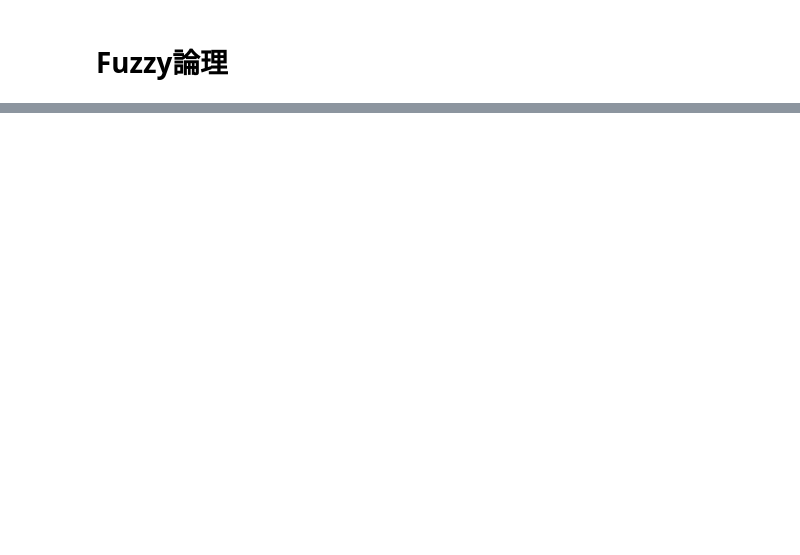
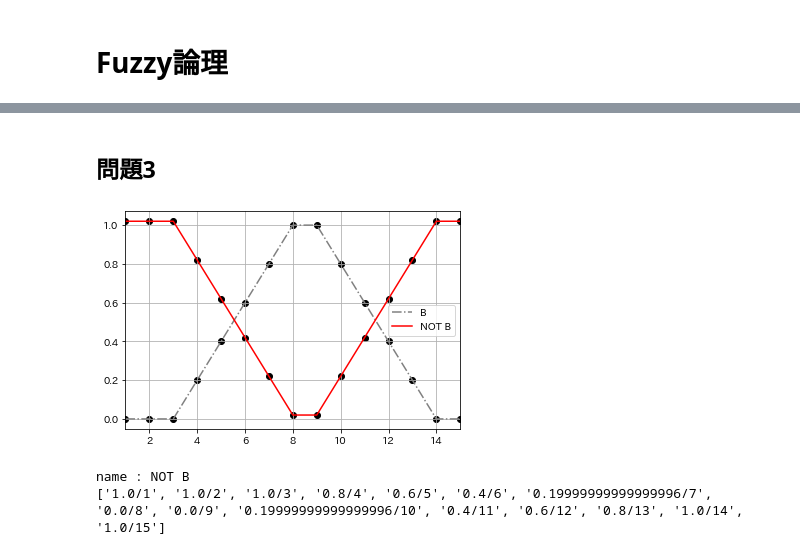
Before and after one commit to chama0623/MachineLearning, a Jupyter notebook: Fuzzy/FuzzyLogic.ipynb, the cells around one changed output, grey strips where cells are left out. Saved outputs shown, nothing was run; the diff lists cells and outputs as text; code cells hidden in the pictures; blank space fills up the shorter version.

```diff
--- a/Fuzzy/FuzzyLogic.ipynb
+++ b/Fuzzy/FuzzyLogic.ipynb
@@ -118,0 +104,18 @@ for i,z in enumerate(Z):
+# %% [markdown]
+## 問題3
+# %%
+fuzzy_Z= ~fuzzy_B
+
+plt.figure(facecolor="white")
+plot(fuzzy_B,"dashdot")
+plot((fuzzy_Z.grade)+0.02,fuzzy_Z.name,"solid","red",True)
+plt.legend()
+plt.grid()
+plt.xlim(fuzzy_Z.origin,len(fuzzy_Z))
+plt.show()
+
+fuzzy_Z.print_fuzzy()
+# %% [output]
+[figure, added]
+name : NOT B
+['1.0/1', '1.0/2', '1.0/3', '0.8/4', '0.6/5', '0.4/6', '0.19999999999999996/7', '0.0/8', '0.0/9', '0.19999999999999996/10', '0.4/11', '0.6/12', '0.8/13', '1.0/14', '1.0/15']
```
Also changed, not shown: parts of 23 cells of this notebook.
